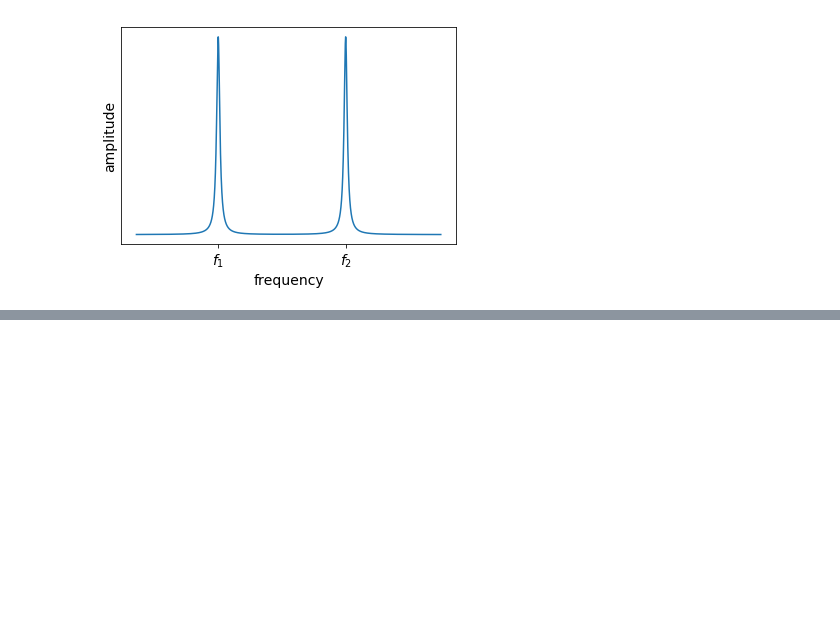
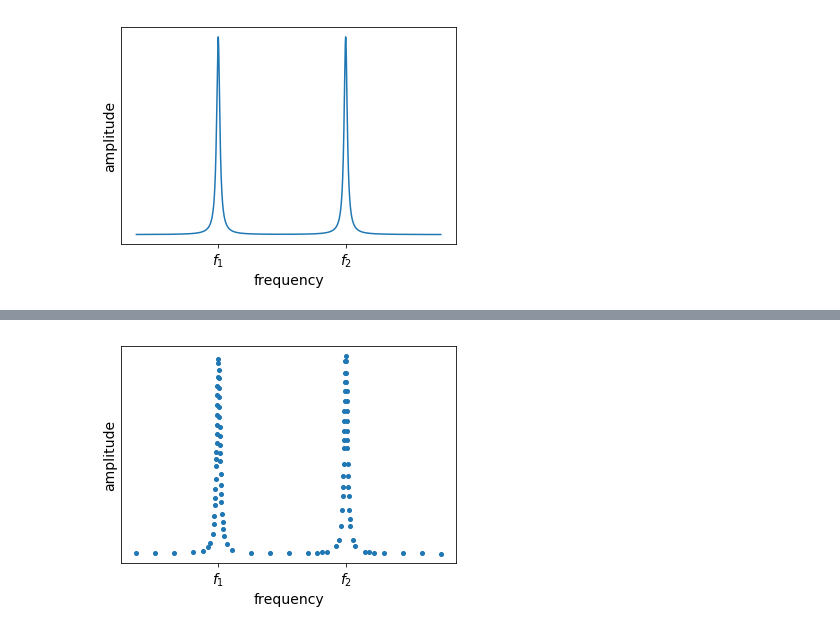
Before and after one commit to jhoofwijk/adaptive-presentation, a Jupyter notebook: img/A_first_year_resonance/A-first-year-practicum.ipynb, the cells around one changed output, grey strips where cells are left out. Drawn from its saved outputs; the diff is of its cells as text; code cells hidden in the pictures; blank space fills up the shorter version.

```diff
--- a/img/A_first_year_resonance/A-first-year-practicum.ipynb
+++ b/img/A_first_year_resonance/A-first-year-practicum.ipynb
@@ -65,26 +70,28 @@ adaptive.notebook_extension()
 # %%
 for N in [25,50,75,100]:
     plt.cla()
     x = np.linspace(*domain, 5000)
     y = f(x)
-    plt.plot(x,y, linestyle=':')
+#     plt.plot(x,y, linestyle=':')
 
 
     learner = adaptive.Learner1D(f, domain)
     adaptive.runner.simple(learner, goal=lambda l: l.npoints >= N)
     x,y = zip(*sorted(learner.data.items()))
     plt.plot(x,y, marker='o', markersize=4, linewidth=0)
 
     plt.tick_params(
         axis='y',          # changes apply to the x-axis
         which='both',      # both major and minor ticks are affected
         left=False,      # ticks along the bottom edge are off
         top=False,         # ticks along the top edge are off
         labelleft=False) # labels along the bottom edge are off
     plt.xlabel('frequency')
     plt.ylabel('amplitude')
     plt.xticks([115,450], ['$f_1$', '$f_2$'])
     plt.savefig(f'adaptive_{N}.svg', bbox_inches='tight')
+# %% [output]
+[figure, added]
 # %%
 from adaptive.learner.learner1D import curvature_loss_function
 # %%
```
Also changed, not shown: parts of 3 cells of this notebook, 57 other files.
